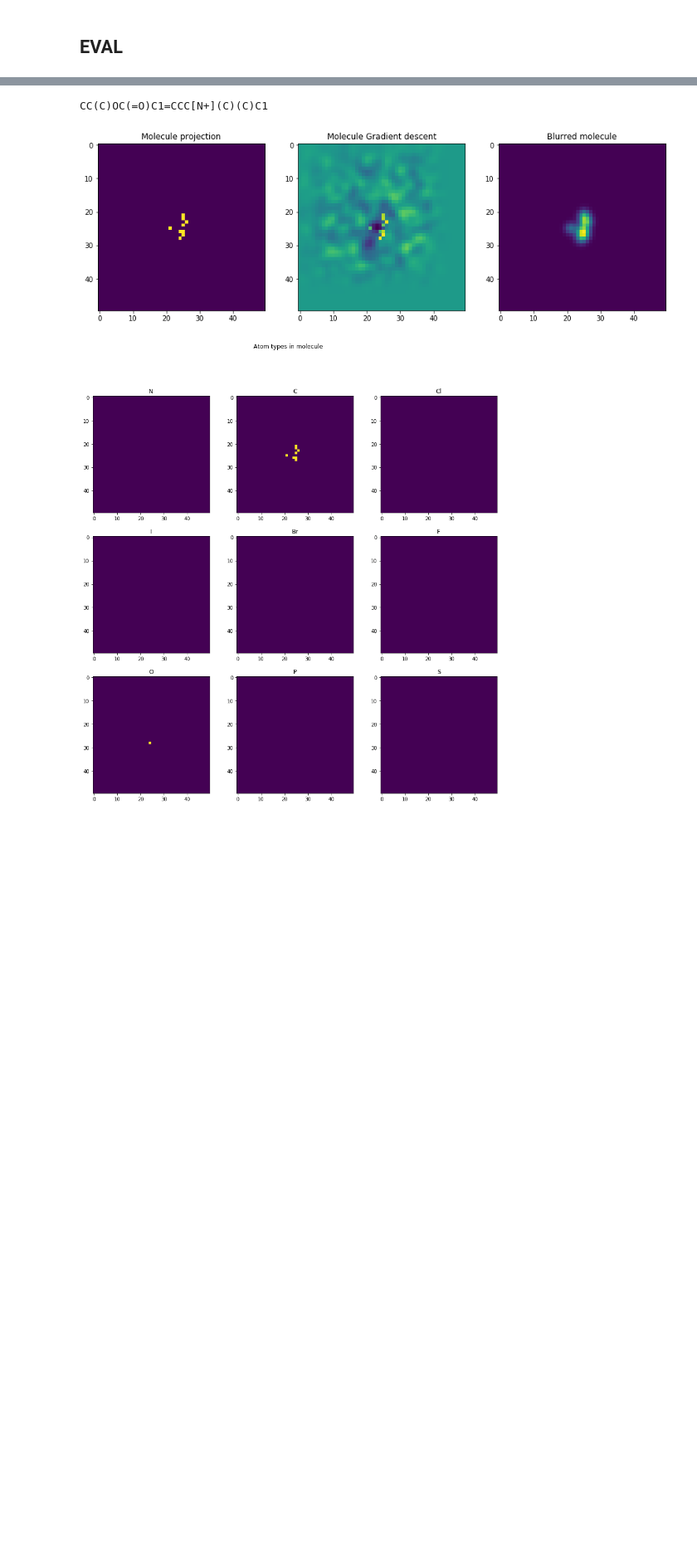
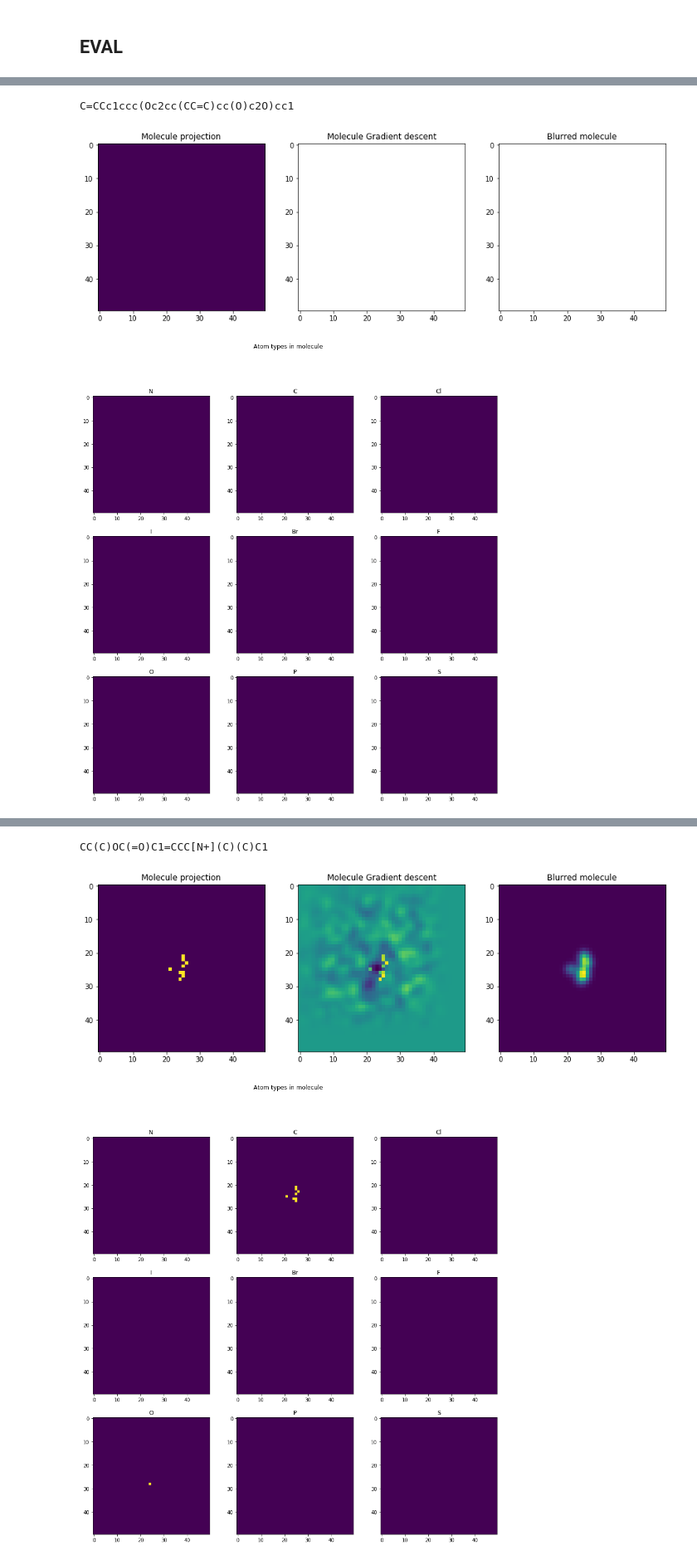
Before and after one commit to korney3/Tox21-MultiTox, a Jupyter notebook: MultiTox/Train_new_MultiTox_model.ipynb, the cells around one changed output, grey strips where cells are left out. Shown at 83% size. Saved outputs shown, nothing was run; the diff lists cells and outputs as text; code cells hidden in the pictures; blank space fills up the shorter version.

```diff
--- a/MultiTox/Train_new_MultiTox_model.ipynb
+++ b/MultiTox/Train_new_MultiTox_model.ipynb
@@ -76,7 +96,7 @@ LOG_PATH=os.path.join(path,"logs_sigma_right")
 #models path
 MODEL_PATH=os.path.join(path,"models_sigma_right")
 
-EXPERIMENT_NUM=13
+EXPERIMENT_NUM=16
 # %%
 dir_path = os.path.join(LOG_PATH,'exp_'+str(EXPERIMENT_NUM))
 os.makedirs(dir_path, exist_ok=True)
@@ -85,7 +105,7 @@ dir_path = os.path.join(MODEL_PATH,'exp_'+str(EXPERIMENT_NUM))
 os.makedirs(dir_path, exist_ok=True)
 MODEL_PATH = dir_path
 # %%
-with open(os.path.join(path,"logs_sigma_right",'exp_'+str(12),str(12)+'_parameters.json'),'r') as f:
+with open(os.path.join(path,"logs_sigma_right",'exp_'+str(EXPERIMENT_NUM),str(EXPERIMENT_NUM)+'_parameters.json'),'r') as f:
   args = json.load(f)
 # %%
 args
@@ -623,3 +615,3 @@ def plot_visualization(data,model,elements,grad_step=10**3,name=''):
 # %%
-model = Net(dim=args['VOXEL_DIM'], num_elems=AMOUNT_OF_ELEM, num_targets=TARGET_NUM, elements=elements, transformation=args['TRANSF'],device=device,sigma_0 = args['SIGMA'],sigma_trainable = True)
+model = Net(dim=args['VOXEL_DIM'], num_elems=AMOUNT_OF_ELEM, num_targets=TARGET_NUM, elements=elements, transformation=args['TRANSF'],device=device,sigma_0 = args['SIGMA'],sigma_trainable = True, x_trainable=True, x_input=molecule)
 model=model.to(device)
@@ -629,12 +641,16 @@ model.load_state_dict(torch.load(os.path.join(MODEL_PATH,'checkpoint.pt')))
 # %%
 from torch.autograd import Variable
-for batch_idx, (data, target) in enumerate(train_generator):
+for batch_idx, (molecule, target) in enumerate(train_generator):
     if batch_idx<9:
         continue
-    data = Variable(data.to(device),requires_grad=True)
+    molecule = Variable(molecule.to(device),requires_grad=True)
+    model = Net(dim=args['VOXEL_DIM'], num_elems=AMOUNT_OF_ELEM, num_targets=TARGET_NUM, elements=elements, transformation=args['TRANSF'],device=device,sigma_0 = args['SIGMA'],sigma_trainable = True, x_trainable=True, x_input=molecule)
+    model=model.to(device)
+    model.load_state_dict(torch.load(os.path.join(MODEL_PATH,'checkpoint.pt')))
+    model.x_input=Parameter(molecule,requires_grad=True)
     target = target.to(device)
     # set gradients to zero
-    output = model(data)
+    output = model(model.x_input)
     # create mask to get rid of Nan's in target
     mask = (target == target)
     output_masked = torch.masked_select(output, mask).type_as(output)
@@ -660,0 +695,6 @@ optimizer = torch.optim.Adam(model.parameters(), lr=1e1)
+# %%
+plot_visualization_input_as_parameter(model,elements,grad_step=10**3,name='C=CCc1ccc(Oc2cc(CC=C)cc(O)c2O)cc1')
+# %% [output]
+C=CCc1ccc(Oc2cc(CC=C)cc(O)c2O)cc1
+[figure, added]
+[figure, added]
```
Also changed, not shown: parts of 21 cells of this notebook, 2 other files.
